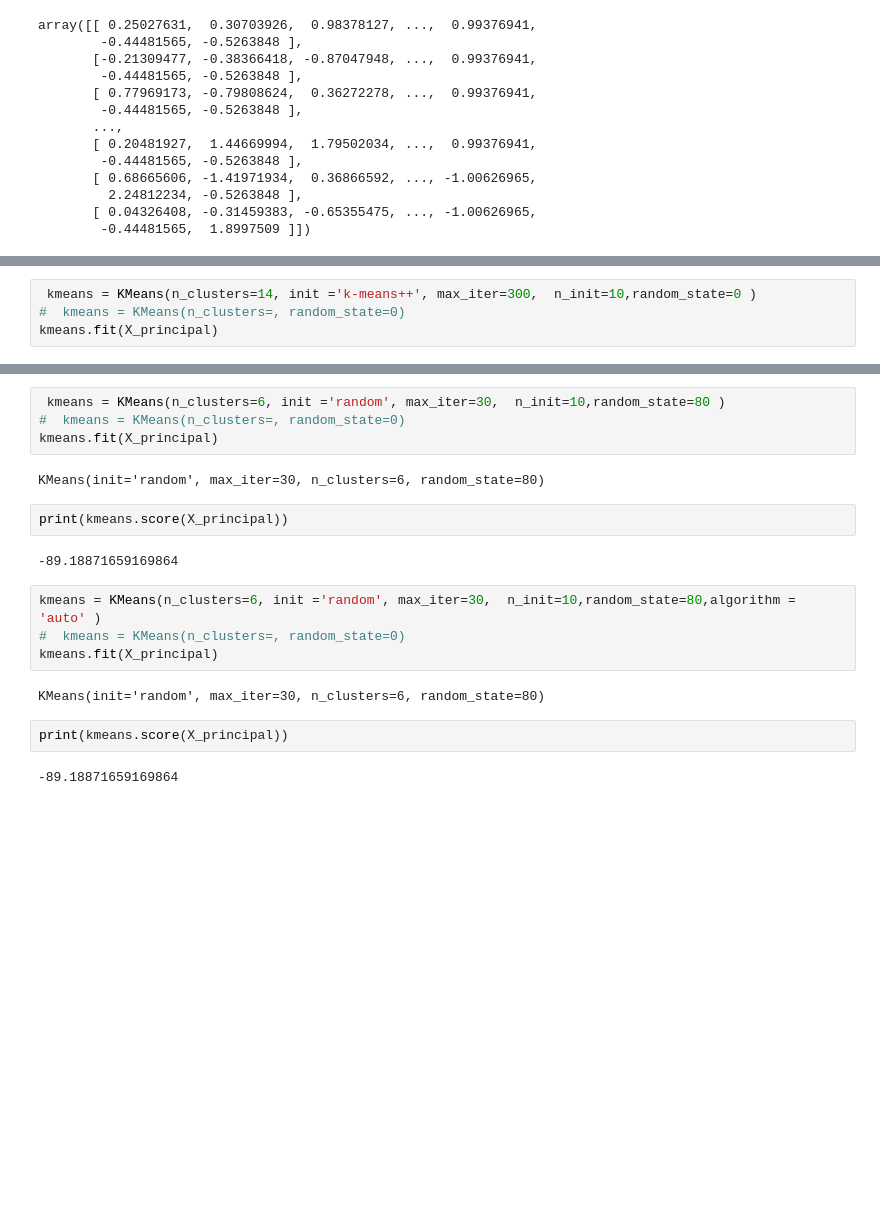
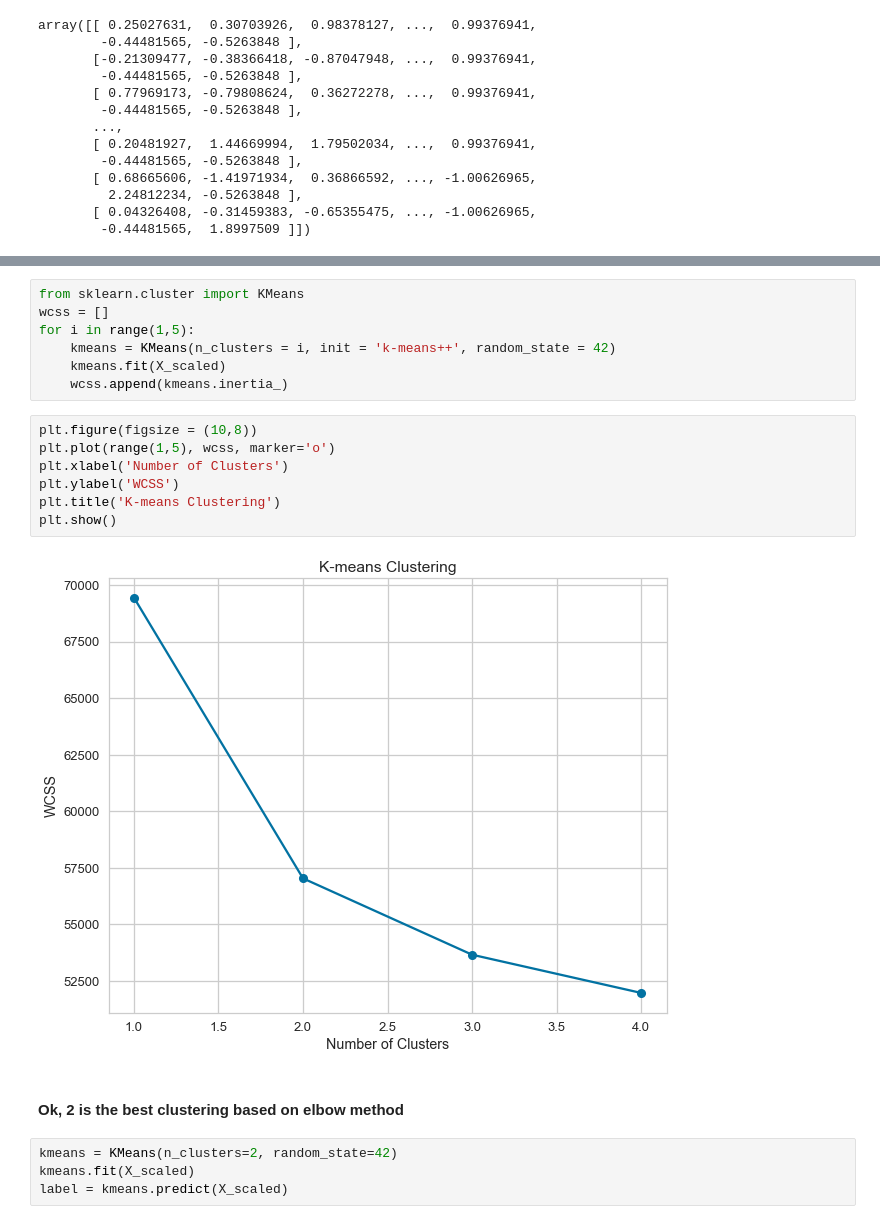
Before and after one commit to 1mlkarthi7/Customer-Personality-Analysis, a Jupyter notebook: Customer Personality Analysis.ipynb, the cells around one changed output, grey strips where cells are left out. Drawn from its saved outputs; the diff is of its cells as text; blank space fills up the shorter version.

```diff
--- a/Customer Personality Analysis.ipynb
+++ b/Customer Personality Analysis.ipynb
@@ -1298,4 +1106,0 @@ kmeans.get_params()
-# %%
- kmeans = KMeans(n_clusters=14, init ='k-means++', max_iter=300,  n_init=10,random_state=0 )
-#  kmeans = KMeans(n_clusters=, random_state=0)
-kmeans.fit(X_principal)
@@ -1308,20 +1107,22 @@ print(kmeans.score(X_principal))
-# %%
- kmeans = KMeans(n_clusters=6, init ='random', max_iter=30,  n_init=10,random_state=80 )
-#  kmeans = KMeans(n_clusters=, random_state=0)
-kmeans.fit(X_principal)
-# %% [output]
-KMeans(init='random', max_iter=30, n_clusters=6, random_state=80)
-# %%
-print(kmeans.score(X_principal))
-# %% [output]
--89.18871659169864
-# %%
-kmeans = KMeans(n_clusters=6, init ='random', max_iter=30,  n_init=10,random_state=80,algorithm = 'auto' )
-#  kmeans = KMeans(n_clusters=, random_state=0)
-kmeans.fit(X_principal)
-# %% [output]
-KMeans(init='random', max_iter=30, n_clusters=6, random_state=80)
-# %%
-print(kmeans.score(X_principal))
-# %% [output]
--89.18871659169864
+# %%
+from sklearn.cluster import KMeans
+wcss = []
+for i in range(1,5):
+    kmeans = KMeans(n_clusters = i, init = 'k-means++', random_state = 42)
+    kmeans.fit(X_scaled)
+    wcss.append(kmeans.inertia_)
+# %%
+plt.figure(figsize = (10,8))
+plt.plot(range(1,5), wcss, marker='o')
+plt.xlabel('Number of Clusters')
+plt.ylabel('WCSS')
+plt.title('K-means Clustering')
+plt.show()
+# %% [output]
+[figure, added]
+# %% [markdown]
+#### Ok, 2 is the best clustering based on elbow method
+# %%
+kmeans = KMeans(n_clusters=2, random_state=42)
+kmeans.fit(X_scaled)
+label = kmeans.predict(X_scaled)
```
Also changed, not shown: parts of 43 cells of this notebook, 1 other file.
